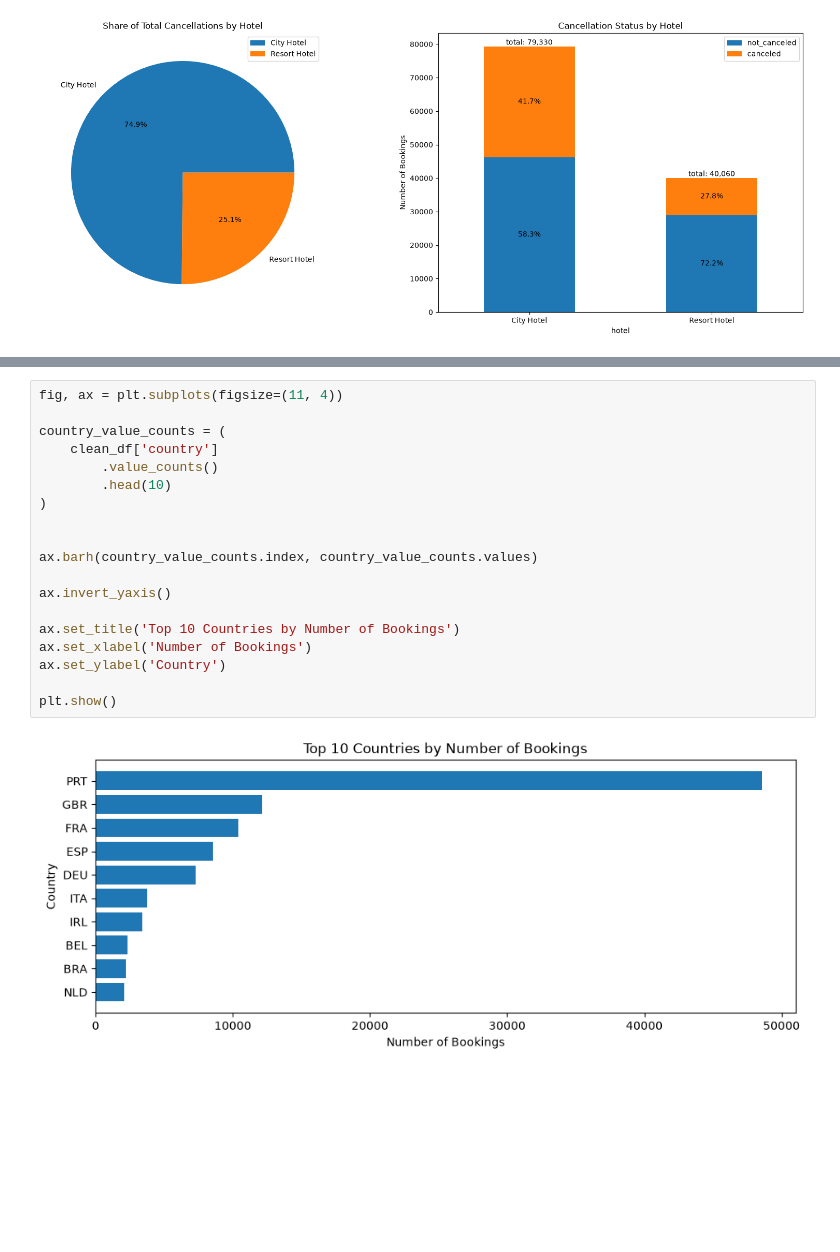
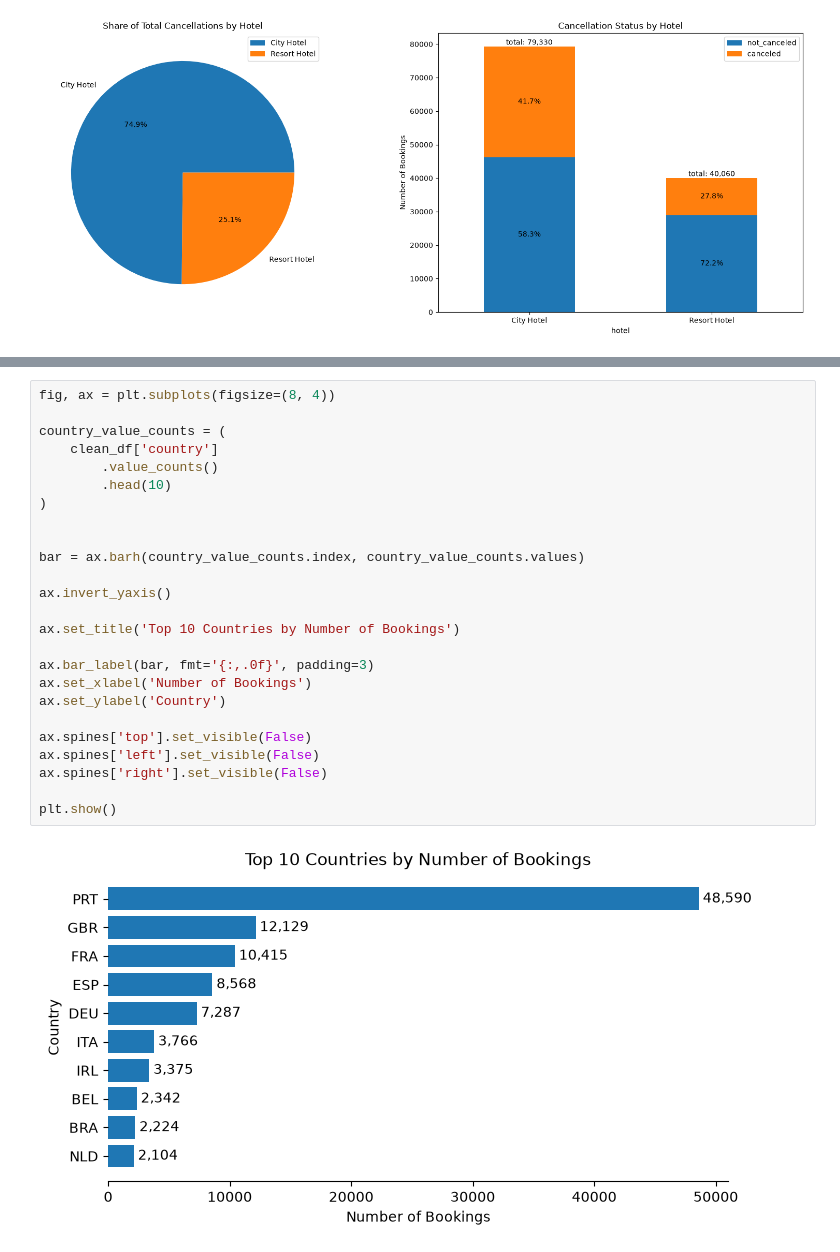
Before and after one commit to def-uk/hotel-cancellation-analysis, a Jupyter notebook: notebook/hotel_booking_eda.ipynb, the cells around one changed output, grey strips where cells are left out. Saved outputs shown, nothing was run; the diff lists cells and outputs as text; blank space fills up the shorter version.

```diff
--- a/notebook/hotel_booking_eda.ipynb
+++ b/notebook/hotel_booking_eda.ipynb
@@ -339,21 +419,27 @@ plt.show()
 # %%
-fig, ax = plt.subplots(figsize=(11, 4))
+fig, ax = plt.subplots(figsize=(8, 4))
 
 country_value_counts = (
     clean_df['country']
         .value_counts()
         .head(10)
 )
 
 
-ax.barh(country_value_counts.index, country_value_counts.values)
+bar = ax.barh(country_value_counts.index, country_value_counts.values)
 
 ax.invert_yaxis()
 
 ax.set_title('Top 10 Countries by Number of Bookings')
+
+ax.bar_label(bar, fmt='{:,.0f}', padding=3)
 ax.set_xlabel('Number of Bookings')
 ax.set_ylabel('Country')
 
+ax.spines['top'].set_visible(False)
+ax.spines['left'].set_visible(False)
+ax.spines['right'].set_visible(False)
+
 plt.show()
 # %% [output]
-[figure, old version]
+[figure, new version]
```
Also changed, not shown: parts of 6 cells of this notebook.
